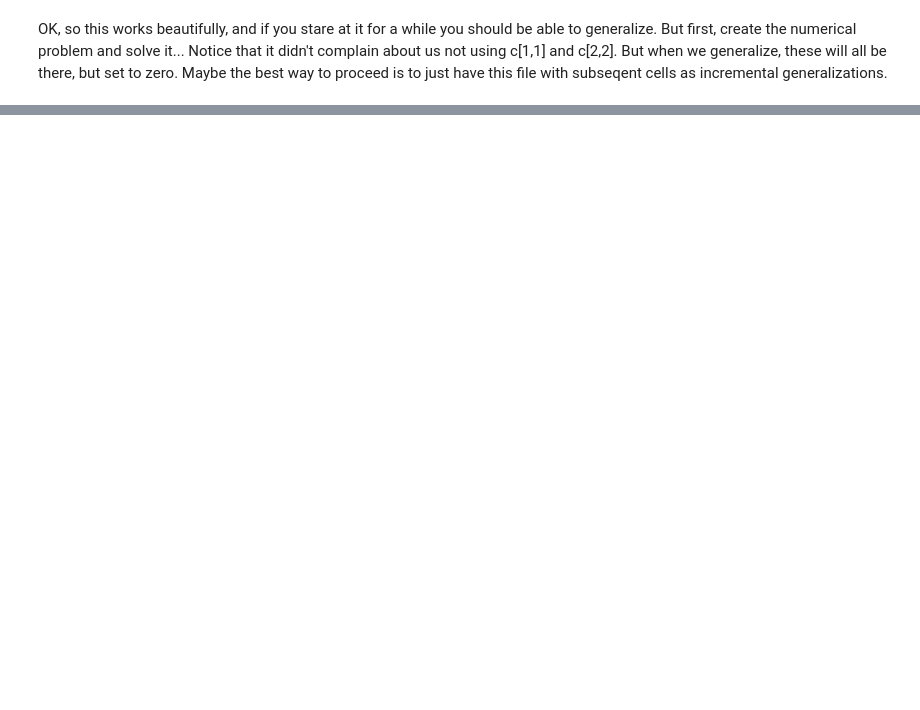
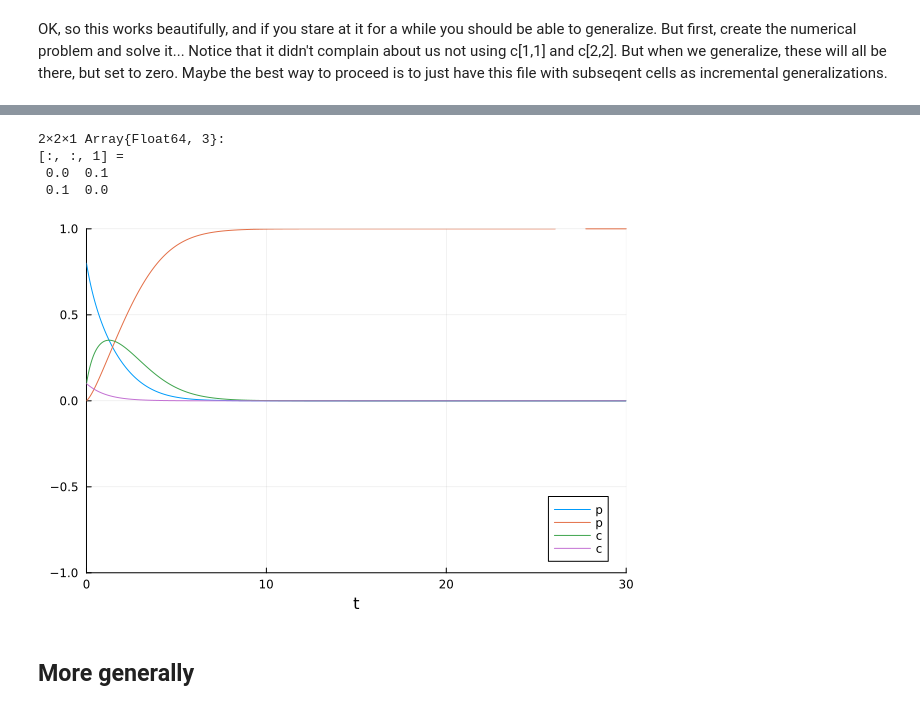
Before and after one commit to acossairt/traffic_air_quality_modeling, a Jupyter notebook: experiments_and_tutorials/2DvectorizedTraffic.ipynb, the cells around one changed output, grey strips where cells are left out. Cells and saved outputs as stored; diff of their text form; code cells hidden in the pictures; blank space fills up the shorter version.

Commit message:
general representation of matrices

```diff
--- a/experiments_and_tutorials/2DvectorizedTraffic.ipynb
+++ b/experiments_and_tutorials/2DvectorizedTraffic.ipynb
@@ -90,0 +108,27 @@ OK, so this works beautifully, and if you stare at it for a while you should be
+# %%
+# build numerical problem to solve
+my_α = [1]
+my_β = [1]
+my_d = [0 1; 0 0]
+cm = zeros(2,2,1)
+cm[1,2,1] = 0.1
+cm[2,1,1] = 0.1
+display(cm)
+
+prob = ODEProblem(model, [p[1]=>0.8,p[2]=>0.0,c=>cm], (0.0, 30), [α => my_α, β=>my_β, d=>my_d])
+
+#numerically solve the problem and plot it
+
+sol = solve(prob,Tsit5())
+plot(sol, idxs = (p[1]), ylim=(-1,1))
+plot!(sol, idxs = (p[2]), xlim=(0,30))
+plot!(sol, idxs = (c[1,2,1]))
+plot!(sol, idxs = (c[2,1,1]))
+# %% [output]
+2×2×1 Array{Float64, 3}:
+[:, :, 1] =
+ 0.0  0.1
+ 0.1  0.0
+[figure, added]
+# %% [markdown]
+## More generally
```
Also changed, not shown: parts of 6 cells of this notebook.
